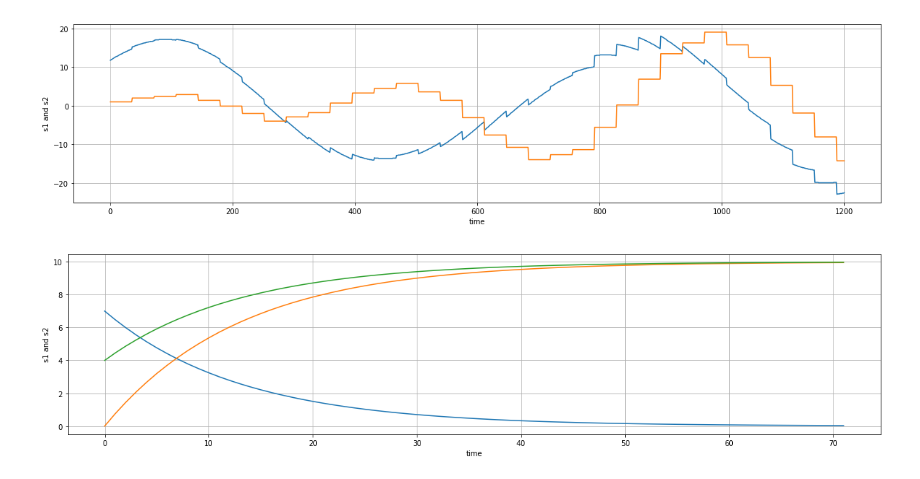
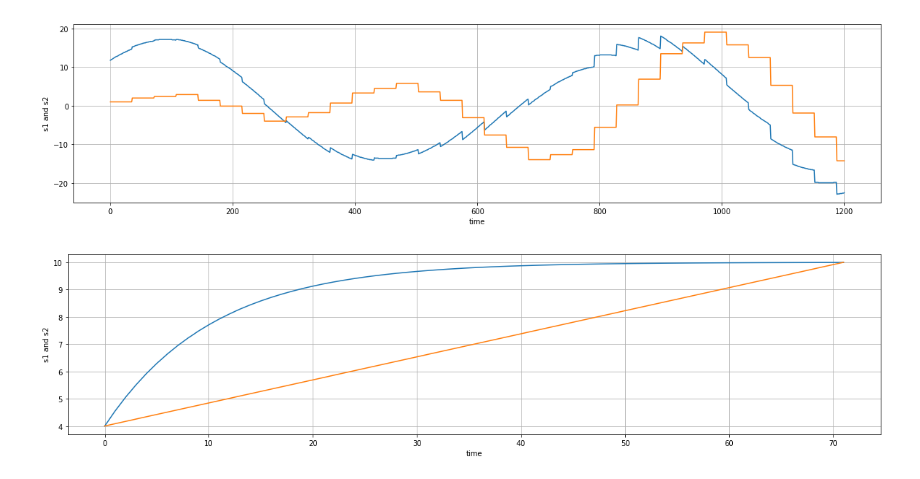
Before and after one commit to wimvanderbauwhede/ocean-atmosphere-model-coupling, a Jupyter notebook: Model-Coupling-Master-Notebook.ipynb, the cells around one changed output. Saved outputs shown, nothing was run; the diff lists cells and outputs as text; code cells hidden in the pictures.

```diff
--- a/Model-Coupling-Master-Notebook.ipynb
+++ b/Model-Coupling-Master-Notebook.ipynb
@@ -1082,41 +1086,35 @@ plt.show()
 delta_t=72
 v_prev = 4
 v = 10
-n_taus=8
+n_taus=10
 tl=[]
 v_act_l=[]
 v1_l=[]
 v2_l=[]
 for t in range(0,delta_t):
-#    v_act =  v + ((v_prev-v)/2)*(2**(-n_taus*t/delta_t))
     tl+=[t]
-#     v1=v_prev*2**(-n_taus*t/delta_t)
-    v1=((v+v_prev)/2)*(2**(-n_taus*t/delta_t))
-#     v2=v *(2**(-n_taus*(delta_t-t)/delta_t))
-    v2=   v *(1 - 2**(-n_taus*t/delta_t))
-    v_act = v + ((v_prev-v))*(2**(-n_taus*t/delta_t)) # v1 + v2
+    v_act = v + (v_prev-v)*(2**(-n_taus*t/delta_t)) # v1 + v2
+    v2 =  ((v - v_prev)/(delta_t - 1) )*t + v_prev
     v_act_l+=[v_act]
-    v1_l+=[v1]
     v2_l+=[v2]
-#    print(v_prev*2**(-n_taus*t/delta_t) , v *( 2**(-n_taus*(delta_t-t)/delta_t)),v_act)
 
 
 import numpy as np
 import matplotlib.pyplot as plt
 
 s1=np.array(v1_l)
 s2=np.array(v2_l)
 s3=np.array(v_act_l)
 t=np.array(tl)
 
 plt.subplots(figsize=(20, 10))
 plt.subplot(211)
-plt.plot(t, s1, t, s2,t,s3)
+plt.plot(t,s3,t,s2)
 
 plt.xlabel('time')
 plt.ylabel('s1 and s2')
 plt.grid(True)
 
 plt.show()
 # %% [output]
-[figure, old version]
+[figure, new version]
```
Also changed, not shown: parts of 3 cells of this notebook, 2 other files.
